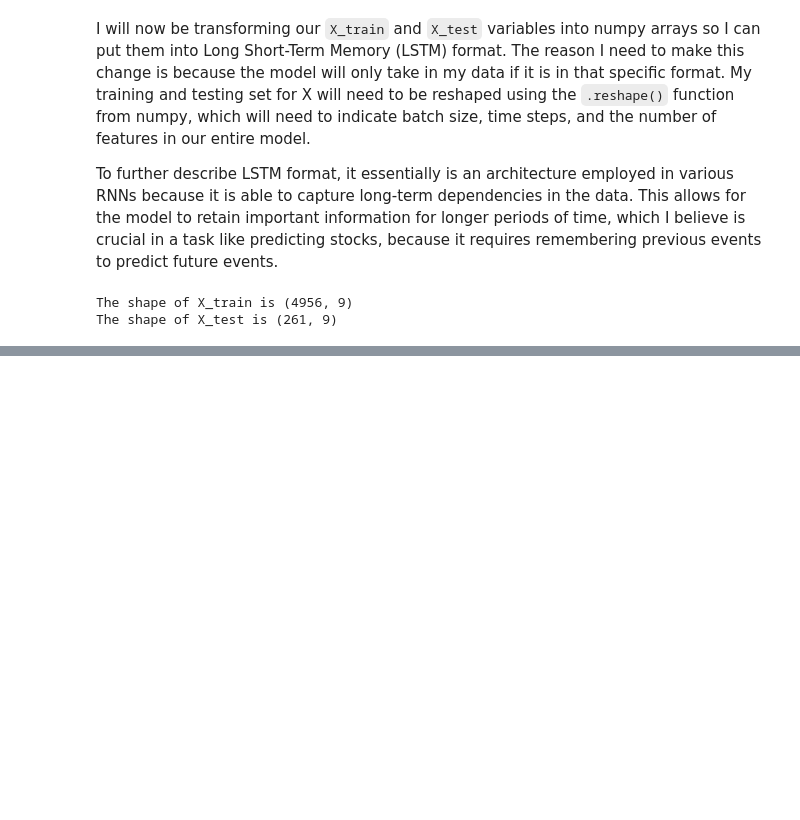
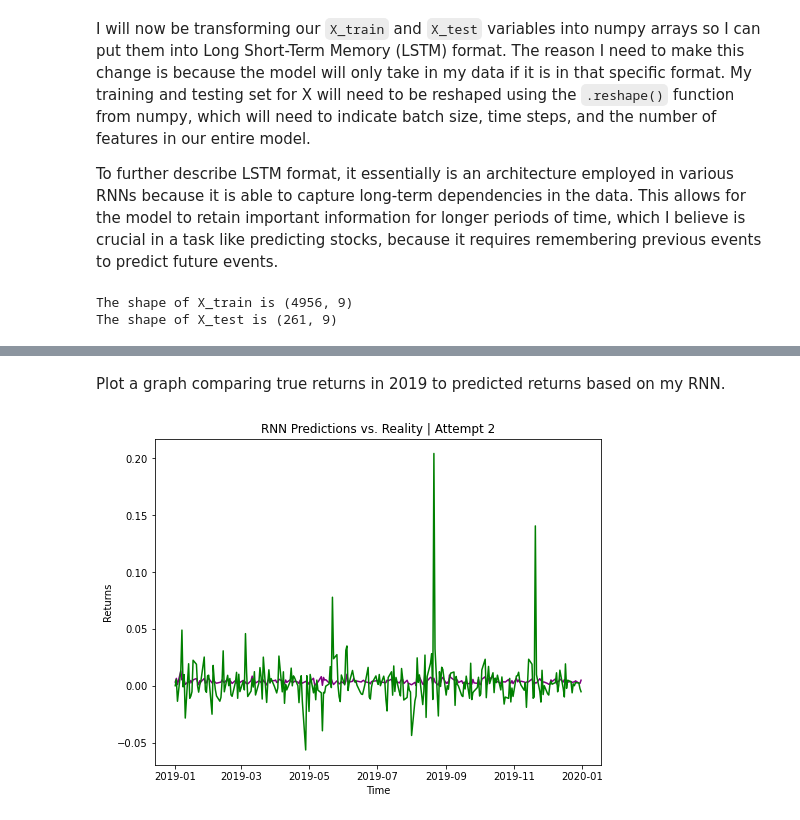
Before and after one commit to reece-iriye/Stock-Price-Prediction-Using-Historical-Data-and-Recurrent-Neural-Networks, a Jupyter notebook: main.ipynb, the cells around one changed output, grey strips where cells are left out. Drawn from its saved outputs; the diff is of its cells as text; code cells hidden in the pictures; blank space fills up the shorter version.

```diff
--- a/main.ipynb
+++ b/main.ipynb
@@ -194,0 +326,2 @@ This time around, I will predict it using only a batch_size of 1 and timesteps_t
+# %%
+y_pred = model.predict(X_test)
@@ -194,0 +330,13 @@ This time around, I will predict it using only a batch_size of 1 and timesteps_t
+# %% [markdown]
+Plot a graph comparing true returns in 2019 to predicted returns based on my RNN.
+# %%
+# plot history
+fig, ax = plt.subplots(figsize=(8,6))
+ax.plot(y_test.index, y_pred, label='Predictions', color="purple")
+ax.plot(y_test.index, y_test, label='Reality', color="green")
+ax.set_xlabel("Time")
+ax.set_ylabel("Returns")
+ax.set_title("RNN Predictions vs. Reality | Attempt 2")
+plt.show()
+# %% [output]
+[figure, added]
```
Also changed, not shown: parts of 64 cells of this notebook, 2 other files.
